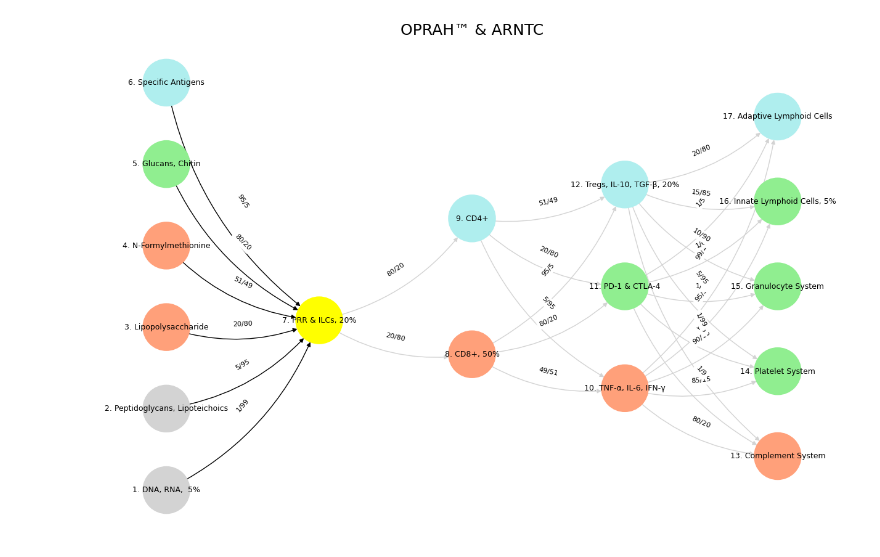
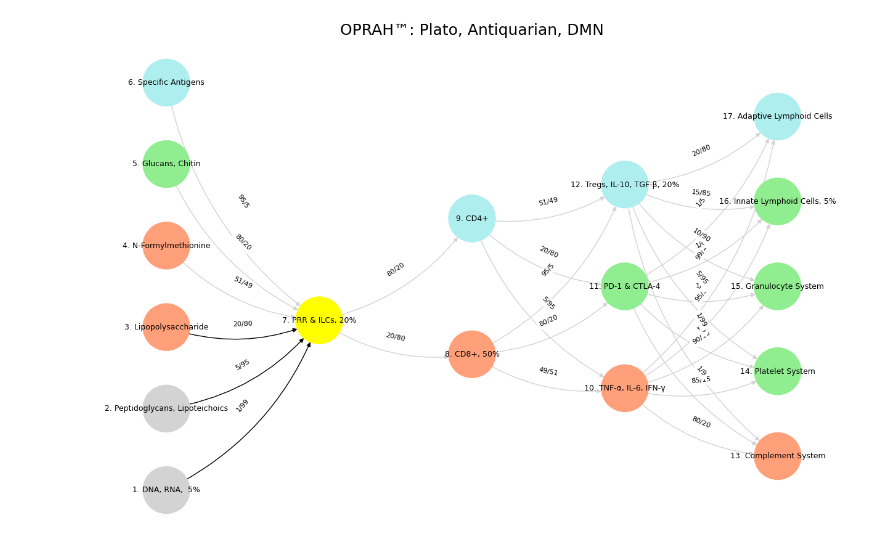
Before and after one commit to abikesa/startup, a Jupyter notebook: kitabo/ensi/_build/jupyter_execute/index.ipynb, the cells around one changed output. Cells and saved outputs as stored; diff of their text form; code cells hidden in the pictures.

```diff
--- a/kitabo/ensi/_build/jupyter_execute/index.ipynb
+++ b/kitabo/ensi/_build/jupyter_execute/index.ipynb
@@ -150,9 +173,6 @@ def define_black_edges():
         ('DNA, RNA,  5%', 'PRR & ILCs, 20%'): '1/99',
         ('Peptidoglycans, Lipoteichoics', 'PRR & ILCs, 20%'): '5/95',
         ('Lipopolysaccharide', 'PRR & ILCs, 20%'): '20/80',
-        ('N-Formylmethionine', 'PRR & ILCs, 20%'): '51/49',
-        ("Glucans, Chitin", 'PRR & ILCs, 20%'): '80/20',
-        ('Specific Antigens', 'PRR & ILCs, 20%'): '95/5',
     }
 
 # Calculate node positions
@@ -184,32 +204,32 @@ def visualize_nn():
         positions = calculate_positions(nodes, x_offset=i * 2)
         for node, position in zip(nodes, positions):
             new_node = mapping[node]
             G.add_node(new_node, layer=layer_name)
             pos[new_node] = position
             node_colors.append(colors.get(node, 'lightgray'))
 
     # Add edges with updated node labels
     edge_colors = []
     for (source, target), weight in edges.items():
         if source in mapping and target in mapping:
             new_source = mapping[source]
             new_target = mapping[target]
             G.add_edge(new_source, new_target, weight=weight)
             edge_colors.append('black' if (source, target) in black_edges else 'lightgrey')
 
     # Draw the graph
     plt.figure(figsize=(12, 8))
     edges_labels = {(u, v): d["weight"] for u, v, d in G.edges(data=True)}
 
     nx.draw(
         G, pos, with_labels=True, node_color=node_colors, edge_color=edge_colors,
         node_size=3000, font_size=9, connectionstyle="arc3,rad=0.2"
     )
     nx.draw_networkx_edge_labels(G, pos, edge_labels=edges_labels, font_size=8)
-    plt.title("OPRAH™ & ARNTC", fontsize=18)
+    plt.title("OPRAH™: Plato, Antiquarian, DMN", fontsize=18)
     plt.show()
 
 # Run the visualization
 visualize_nn()
 # %% [output]
-[figure, old version]
+[figure, new version]
```
Also changed, not shown: parts of 3 cells of this notebook, 10 other files.
